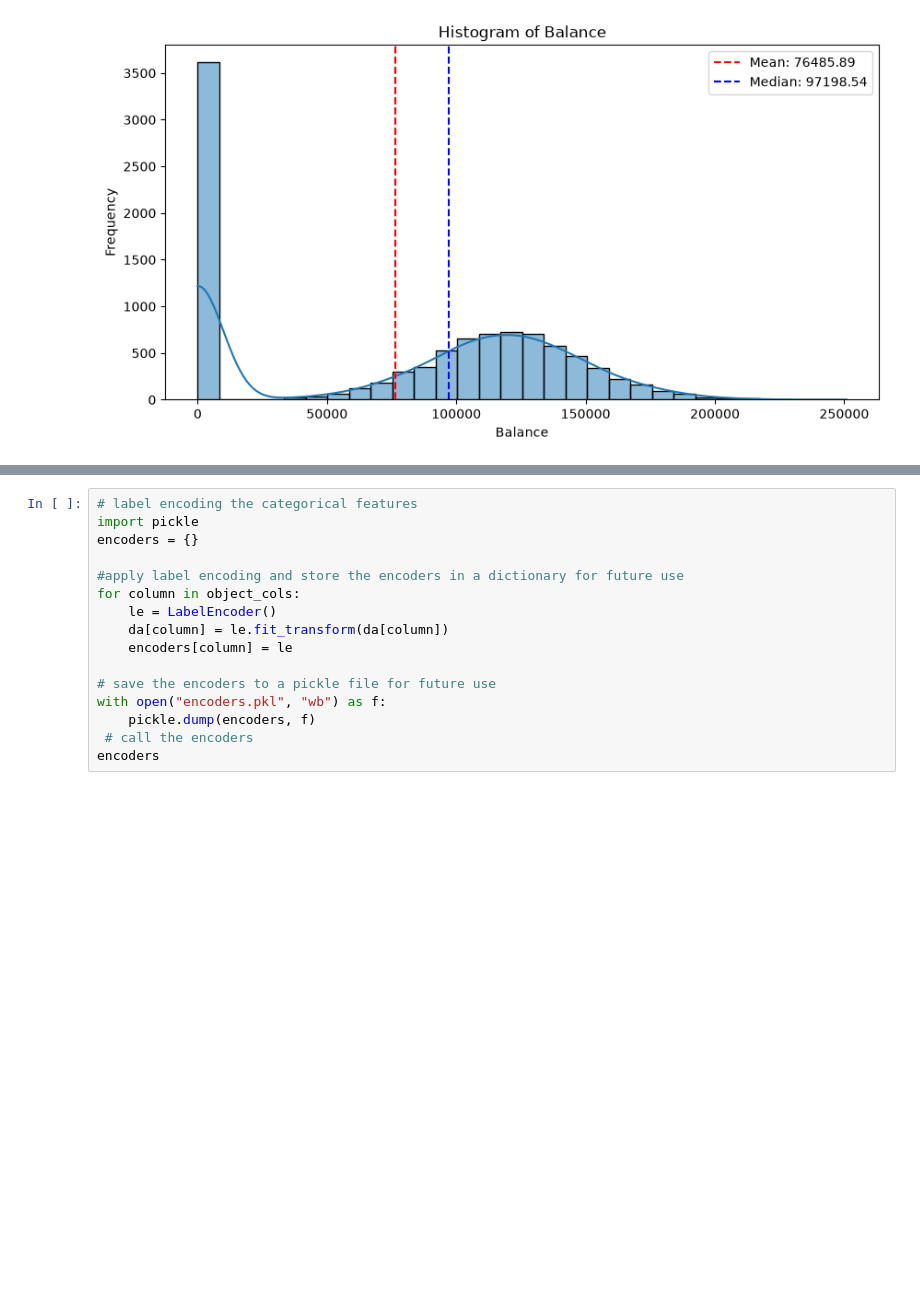
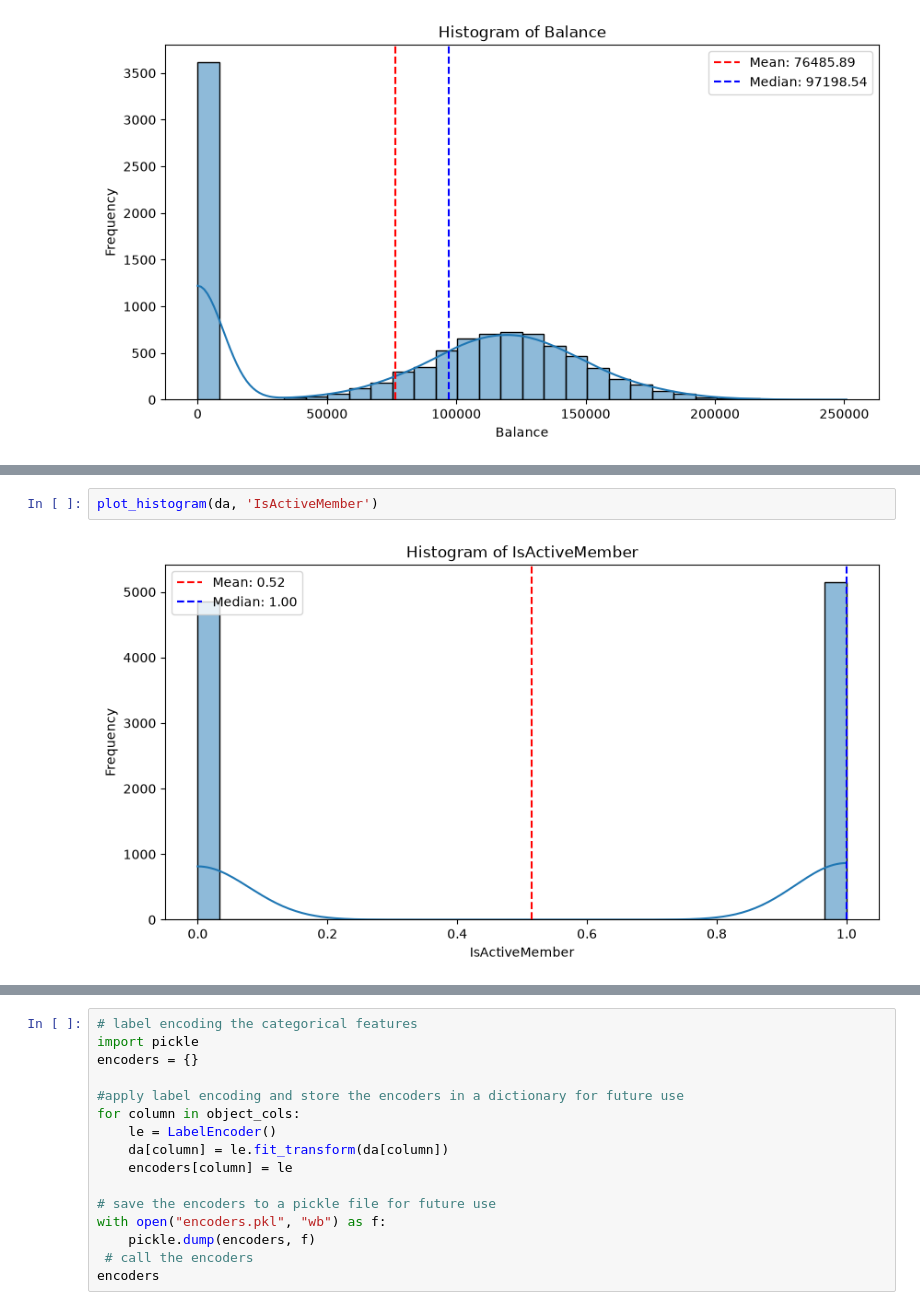
Before and after one commit to olaoluwacode/UD_Customer_Churn_Prediction, a Jupyter notebook: eda.ipynb, the cells around one changed output, grey strips where cells are left out. Drawn from its saved outputs; the diff is of its cells as text; blank space fills up the shorter version.

```diff
--- a/eda.ipynb
+++ b/eda.ipynb
@@ -634,0 +643,4 @@ plot_histogram(da, 'Balance')
+# %%
+plot_histogram(da, 'IsActiveMember')
+# %% [output]
+[figure, added]
```
Also changed, not shown: parts of 13 cells of this notebook.
